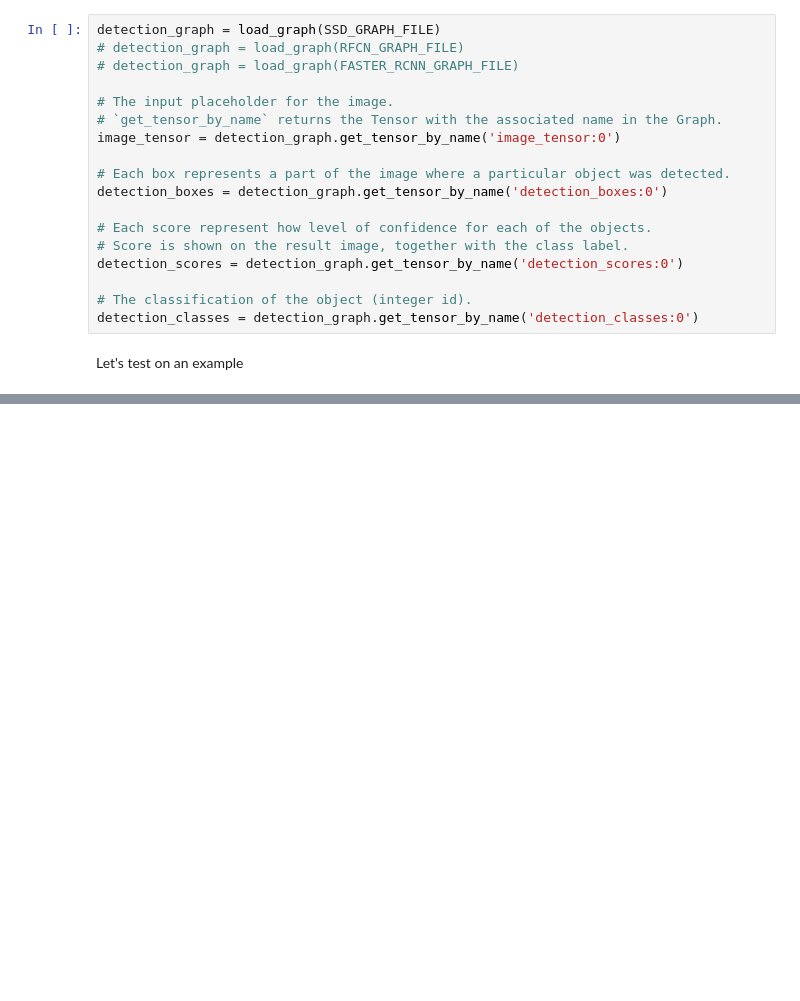
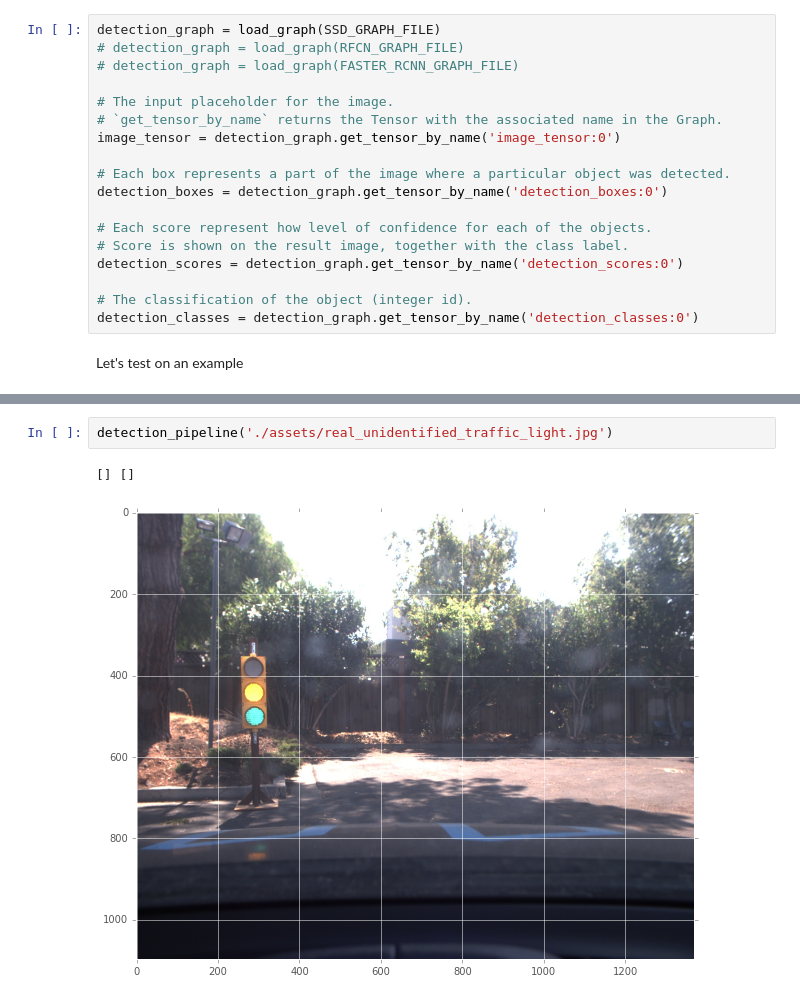
Before and after one commit to shreyanshbhatt/Capestone-project, a Jupyter notebook: deep_learning/Object_Detection_Notebook.ipynb, the cells around one changed output, grey strips where cells are left out. Drawn from its saved outputs; the diff is of its cells as text; blank space fills up the shorter version.

```diff
--- a/deep_learning/Object_Detection_Notebook.ipynb
+++ b/deep_learning/Object_Detection_Notebook.ipynb
@@ -365,0 +371,5 @@ detection_pipeline('./assets/sim_green_traffic_light.jpg')
+# %%
+detection_pipeline('./assets/real_unidentified_traffic_light.jpg')
+# %% [output]
+[] []
+[figure, added]
```
Also changed, not shown: parts of 6 cells of this notebook, 1 other file.
